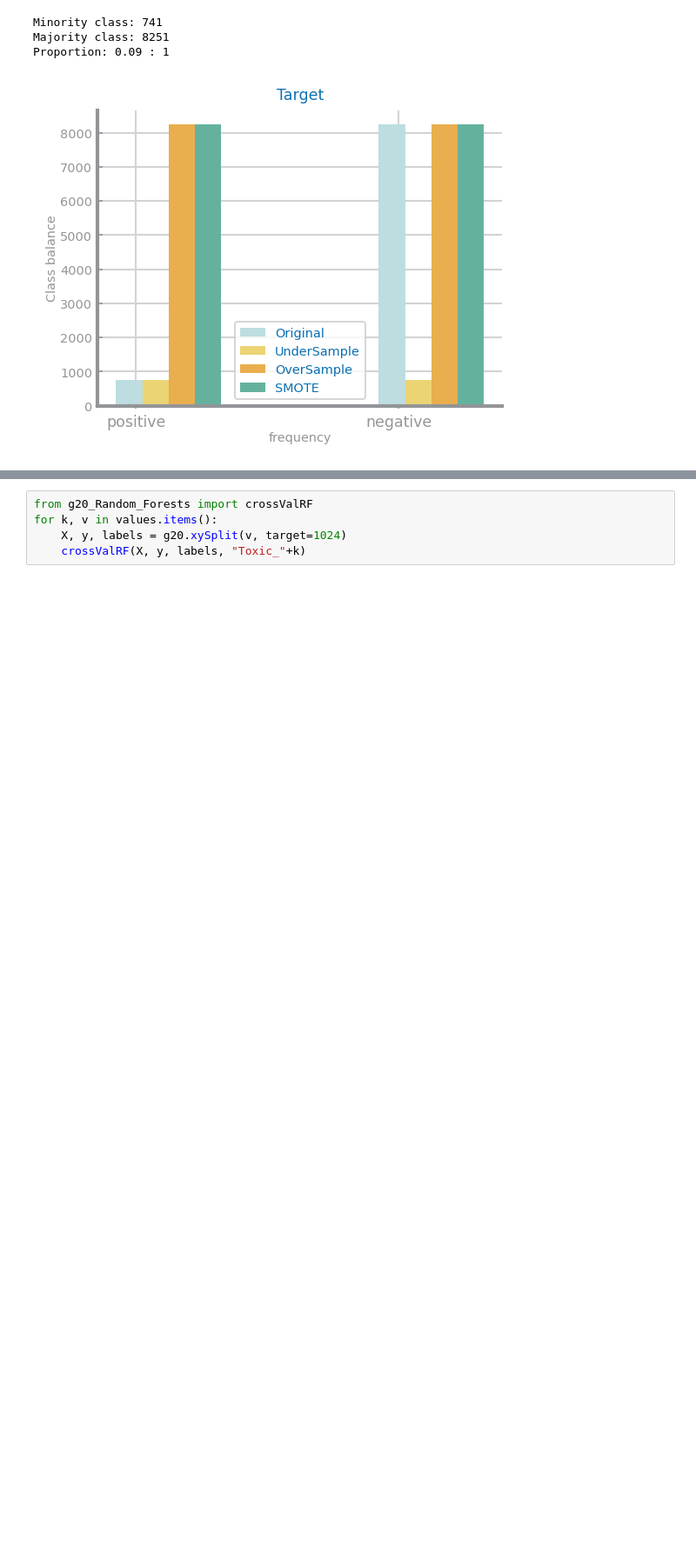
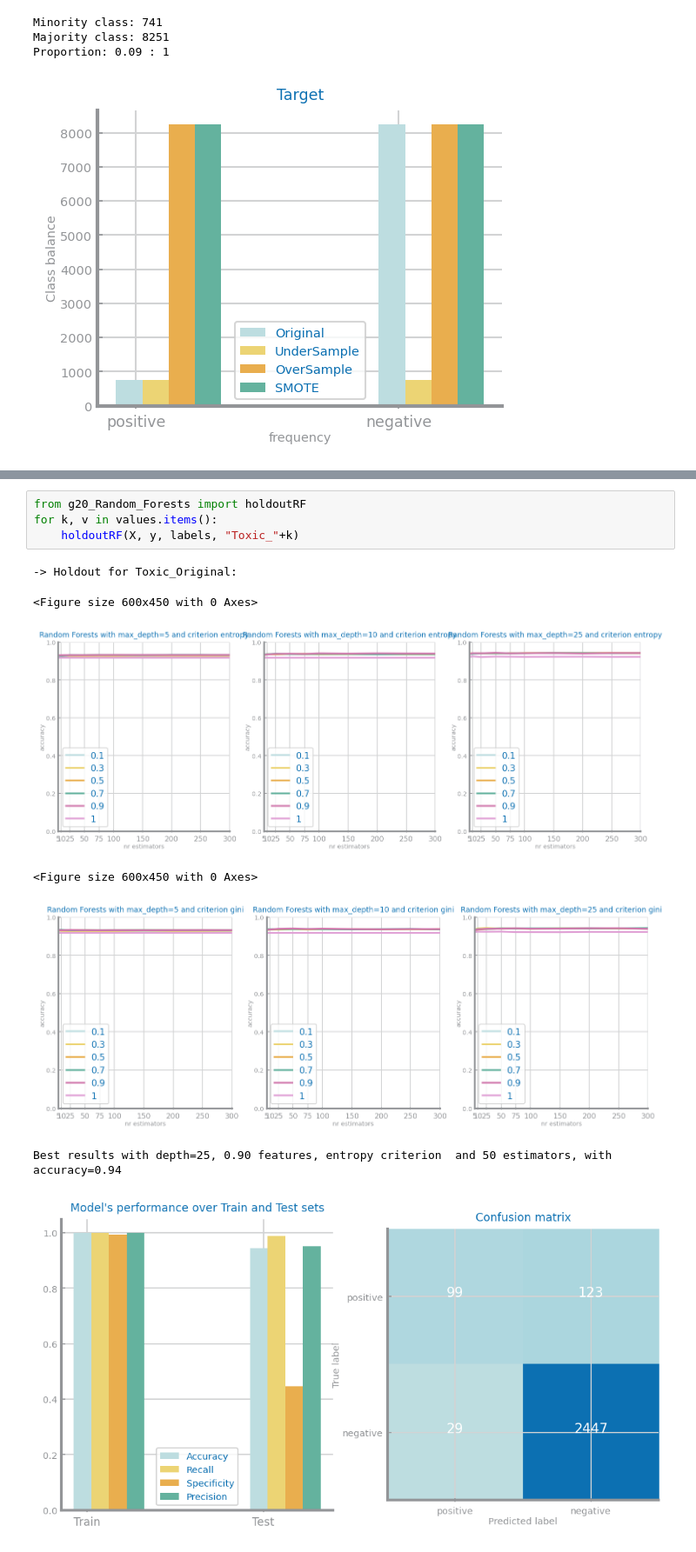
Before and after one commit to joaofbravo/CD_G20, a Jupyter notebook: T - Data Balancing.ipynb, the cells around one changed output, grey strips where cells are left out. Shown at 87% size. Cells and saved outputs as stored; diff of their text form; blank space fills up the shorter version.

```diff
--- a/T - Data Balancing.ipynb
+++ b/T - Data Balancing.ipynb
@@ -58,6 +75,13 @@ Best results achieved with gini criteria, depth=25 and min_impurity_decrease=0.0
 ... (12 outputs left out)
 # %%
-from g20_Random_Forests import crossValRF
+from g20_Random_Forests import holdoutRF
 for k, v in values.items():
-    X, y, labels = g20.xySplit(v, target=1024)
-    crossValRF(X, y, labels, "Toxic_"+k)
+    holdoutRF(X, y, labels, "Toxic_"+k)
+# %% [output]
+-> Holdout for Toxic_Original:
+<Figure size 600x450 with 0 Axes>
+[figure, added]
+<Figure size 600x450 with 0 Axes>
+[figure, added]
+Best results with depth=25, 0.90 features, entropy criterion  and 50 estimators, with accuracy=0.94
+[figure, added]
```
Also changed, not shown: parts of 5 cells of this notebook.
